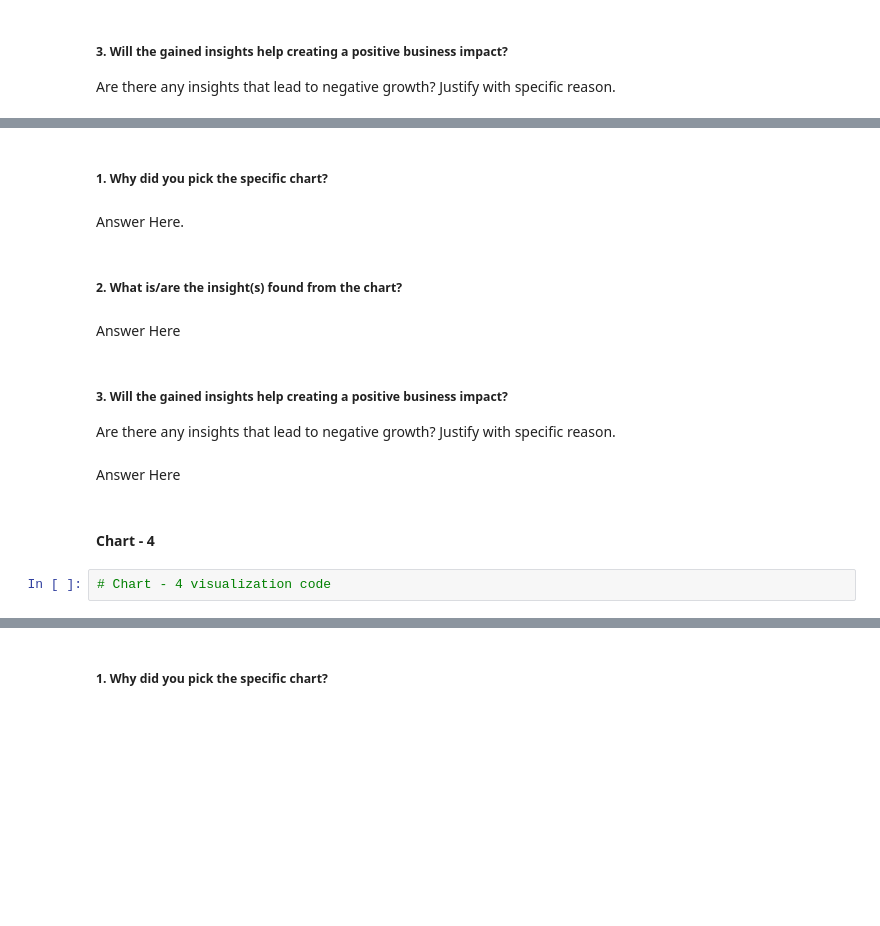
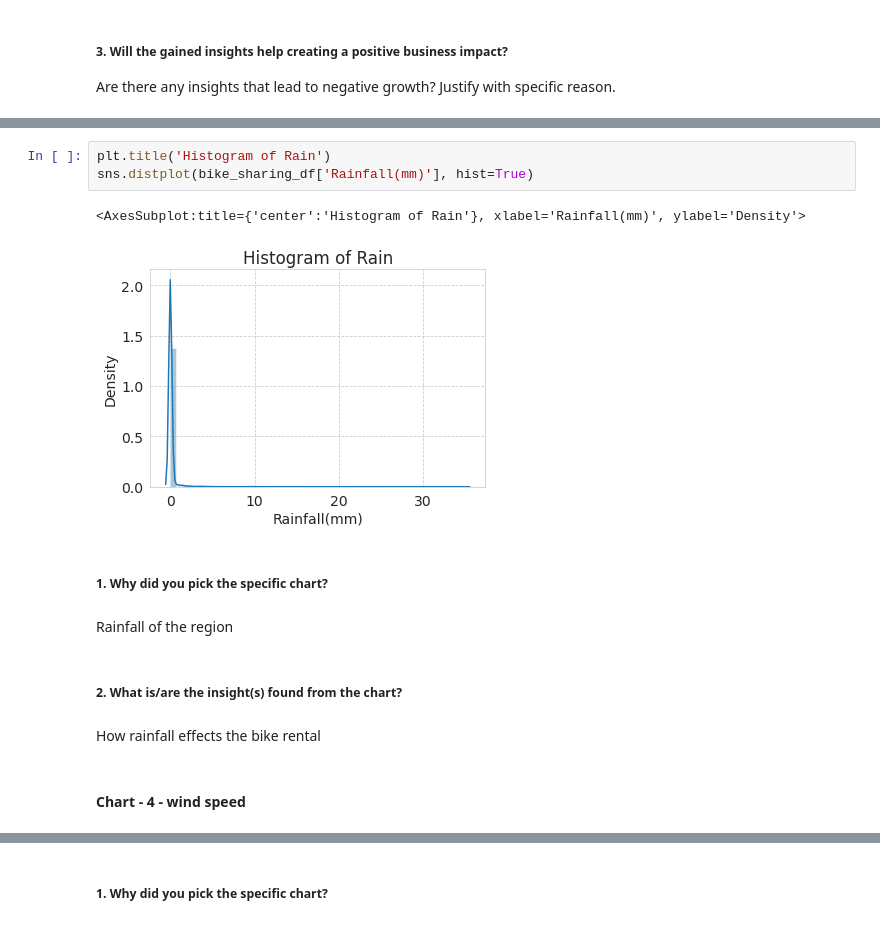
Before and after one commit to albin2122/Bike-Sharing-Demand-Prediction, a Jupyter notebook: Bike_Sharing_Demand_Prediction.ipynb, the cells around one changed output, grey strips where cells are left out. Drawn from its saved outputs; the diff is of its cells as text; blank space fills up the shorter version.

```diff
--- a/Bike_Sharing_Demand_Prediction.ipynb
+++ b/Bike_Sharing_Demand_Prediction.ipynb
@@ -540,17 +555,16 @@ Answer Here
+# %%
+plt.title('Histogram of Rain')
+sns.distplot(bike_sharing_df['Rainfall(mm)'], hist=True)
+# %% [output]
+<AxesSubplot:title={'center':'Histogram of Rain'}, xlabel='Rainfall(mm)', ylabel='Density'>
+[figure, added]
 # %% [markdown]
 ##### 1. Why did you pick the specific chart?
-# %% [markdown]
-Answer Here.
+# %% [markdown]
+Rainfall of the region
 # %% [markdown]
 ##### 2. What is/are the insight(s) found from the chart?
-# %% [markdown]
-Answer Here
-# %% [markdown]
-##### 3. Will the gained insights help creating a positive business impact?
-Are there any insights that lead to negative growth? Justify with specific reason.
-# %% [markdown]
-Answer Here
+# %% [markdown]
+How rainfall effects the bike rental
 # %% [markdown]
-#### Chart - 4
+#### Chart - 4 - wind speed
-# %%
-# Chart - 4 visualization code
```
Also changed, not shown: parts of 139 cells of this notebook.
